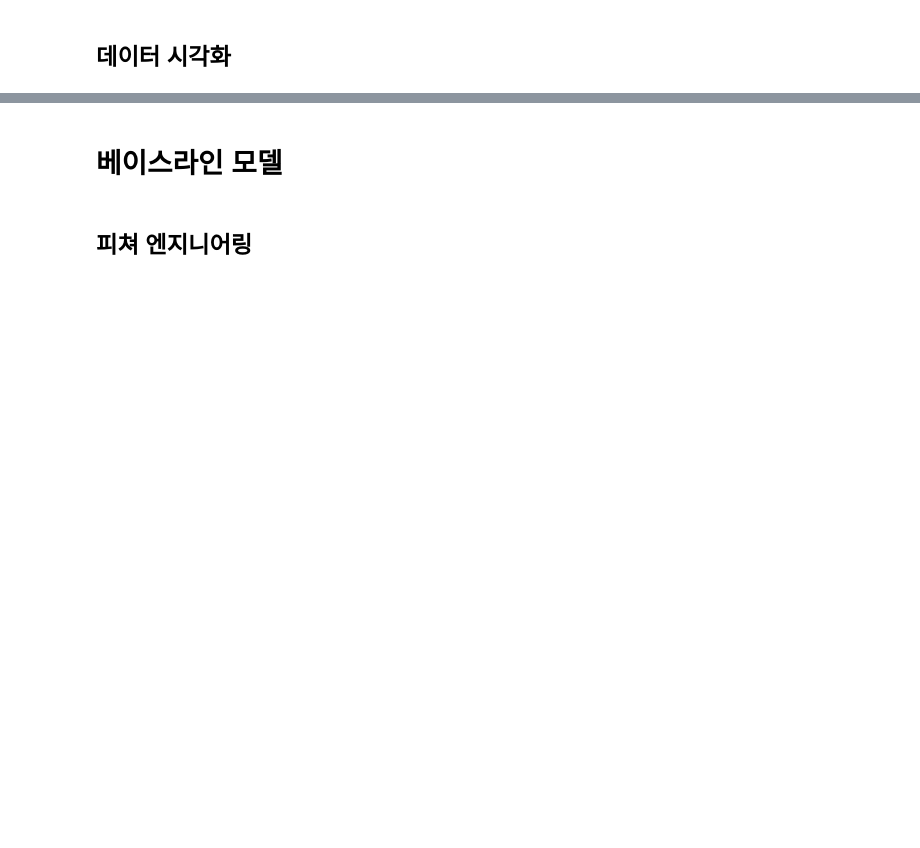
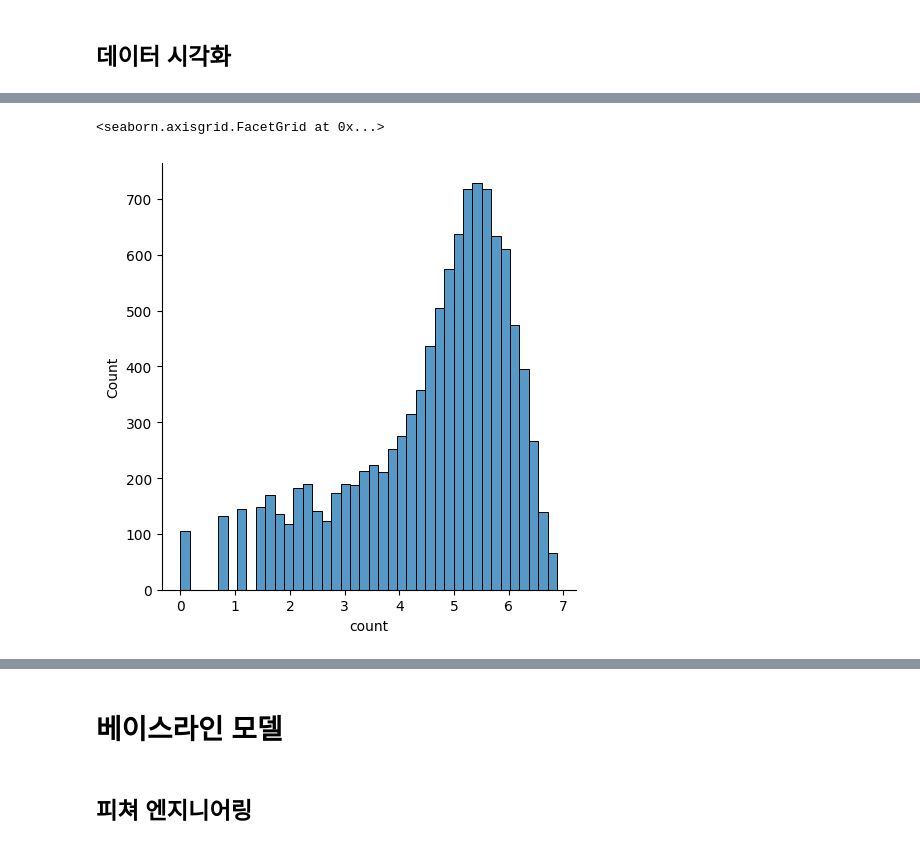
Before and after one commit to gitwtmo/musthave_mldl_problem_solving_strategy, a Jupyter notebook: Indexs/part2/chapter6.ipynb, the cells around one changed output, grey strips where cells are left out. Saved outputs shown, nothing was run; the diff lists cells and outputs as text; code cells hidden in the pictures; blank space fills up the shorter version.

```diff
--- a/Indexs/part2/chapter6.ipynb
+++ b/Indexs/part2/chapter6.ipynb
@@ -54,0 +199,5 @@
+# %%
+sns.displot(np.log(train['count']))
+# %% [output]
+<seaborn.axisgrid.FacetGrid at 0x...>
+[figure, added]
```
Also changed, not shown: parts of 58 cells of this notebook.
